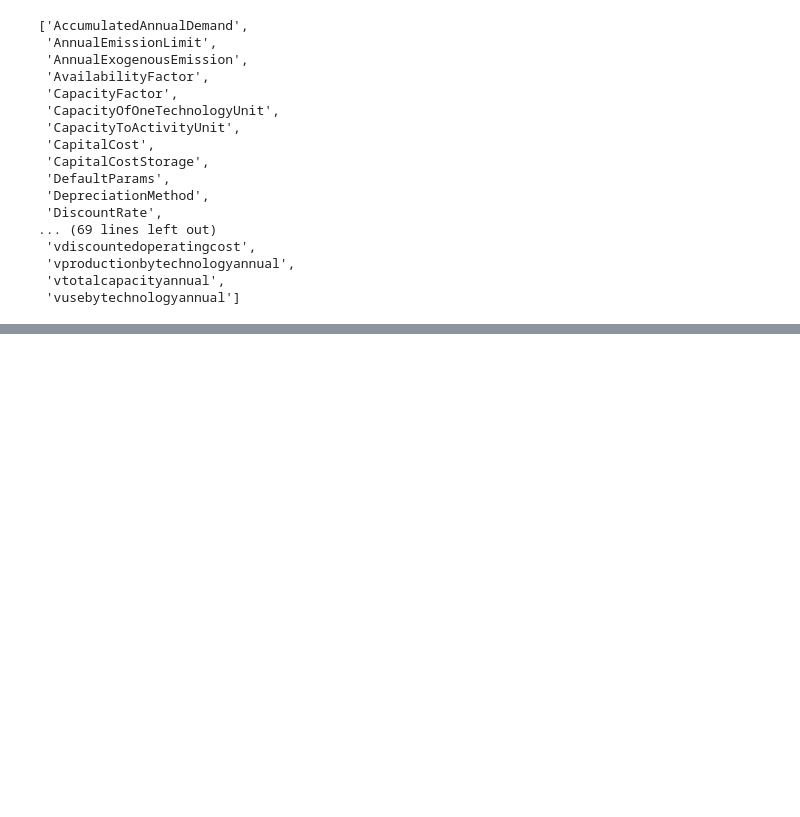
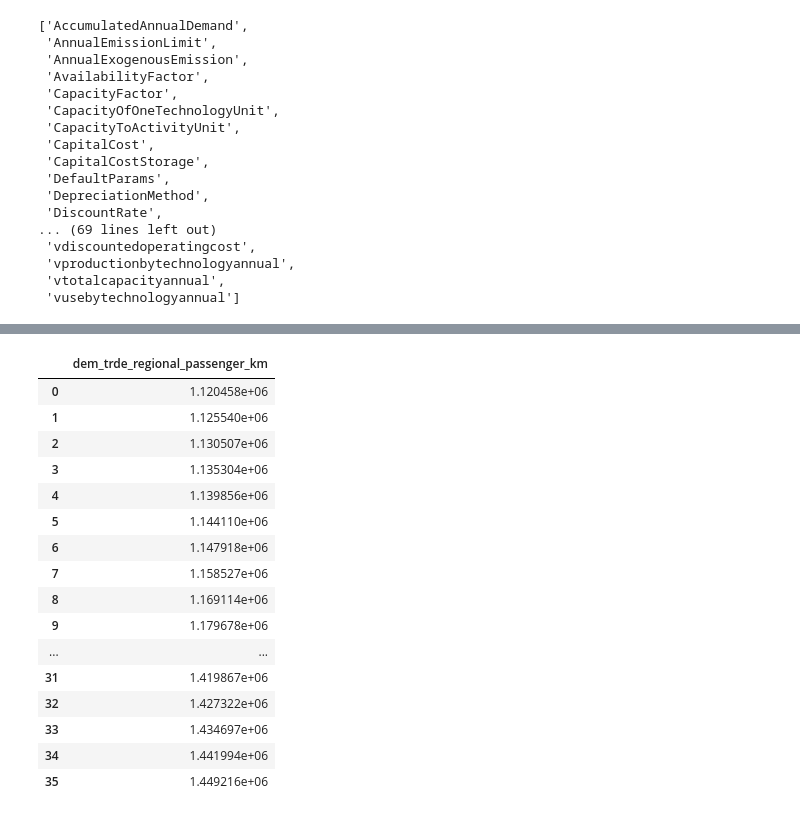
Before and after one commit to jarojasag/lac_decarbonization, a Jupyter notebook: python/sisepuede_run_testing.ipynb, the cells around one changed output, grey strips where cells are left out. Drawn from its saved outputs; the diff is of its cells as text; code cells hidden in the pictures; blank space fills up the shorter version.

```diff
--- a/python/sisepuede_run_testing.ipynb
+++ b/python/sisepuede_run_testing.ipynb
@@ -908,0 +944,26 @@ engine.table_names()
+# %%
+df_check = df_out[
+    df_out["region"].isin(["brazil"]) &
+    df_out["primary_id"].isin([0])
+].reset_index(drop = True)
+df_check[[
+    x for x in df_check.columns if ("regional" in x) and ("trde" in x)
+]]
+# %% [output]
+|  | dem_trde_regional_passenger_km |
+| 0 | 1.120458e+06 |
+| 1 | 1.125540e+06 |
+| 2 | 1.130507e+06 |
+| 3 | 1.135304e+06 |
+| 4 | 1.139856e+06 |
+| 5 | 1.144110e+06 |
+| 6 | 1.147918e+06 |
+| 7 | 1.158527e+06 |
+| 8 | 1.169114e+06 |
+| 9 | 1.179678e+06 |
+| ... | ... |
+| 31 | 1.419867e+06 |
+| 32 | 1.427322e+06 |
+| 33 | 1.434697e+06 |
+| 34 | 1.441994e+06 |
+| 35 | 1.449216e+06 |
```
Also changed, not shown: parts of 10 cells of this notebook, 6 other files.
